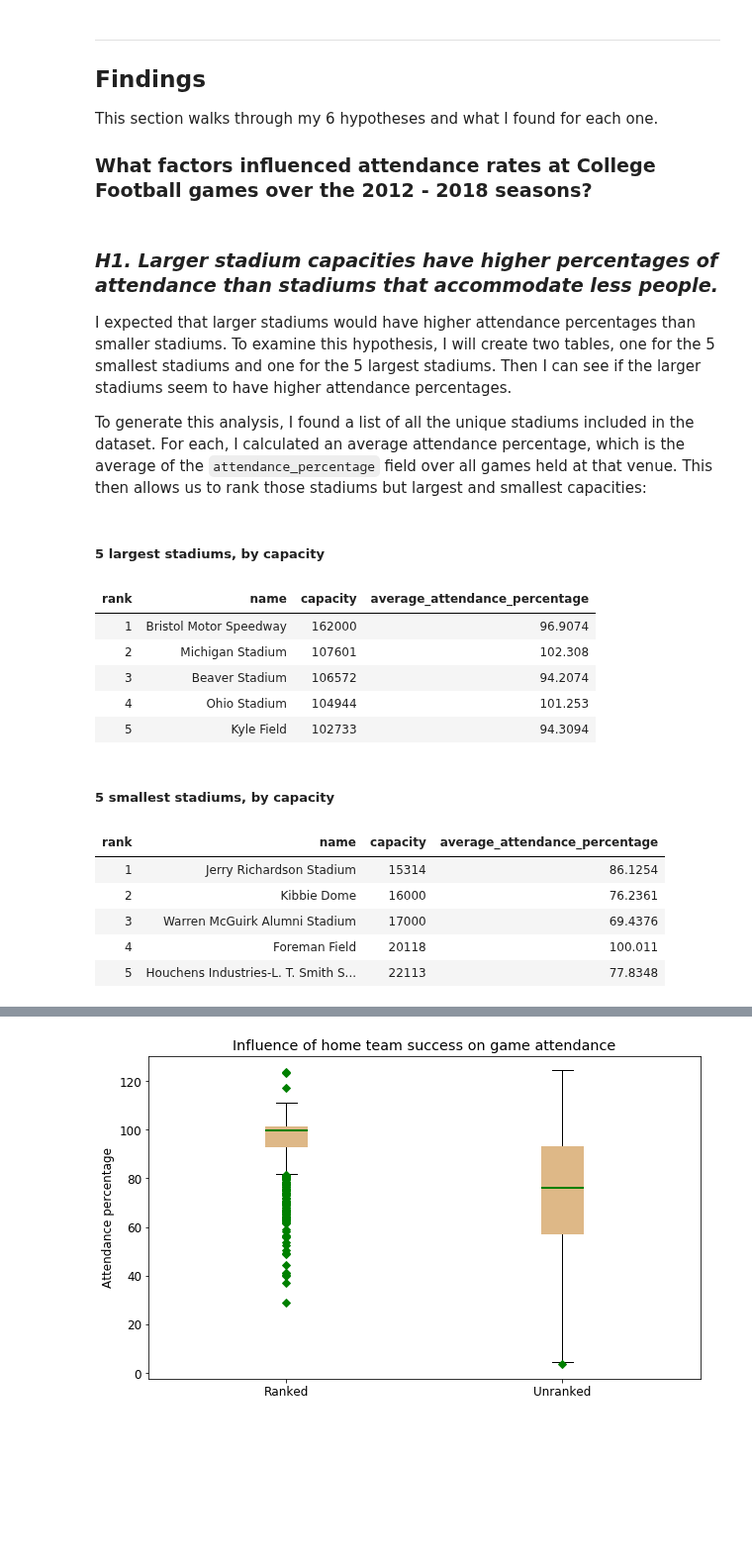
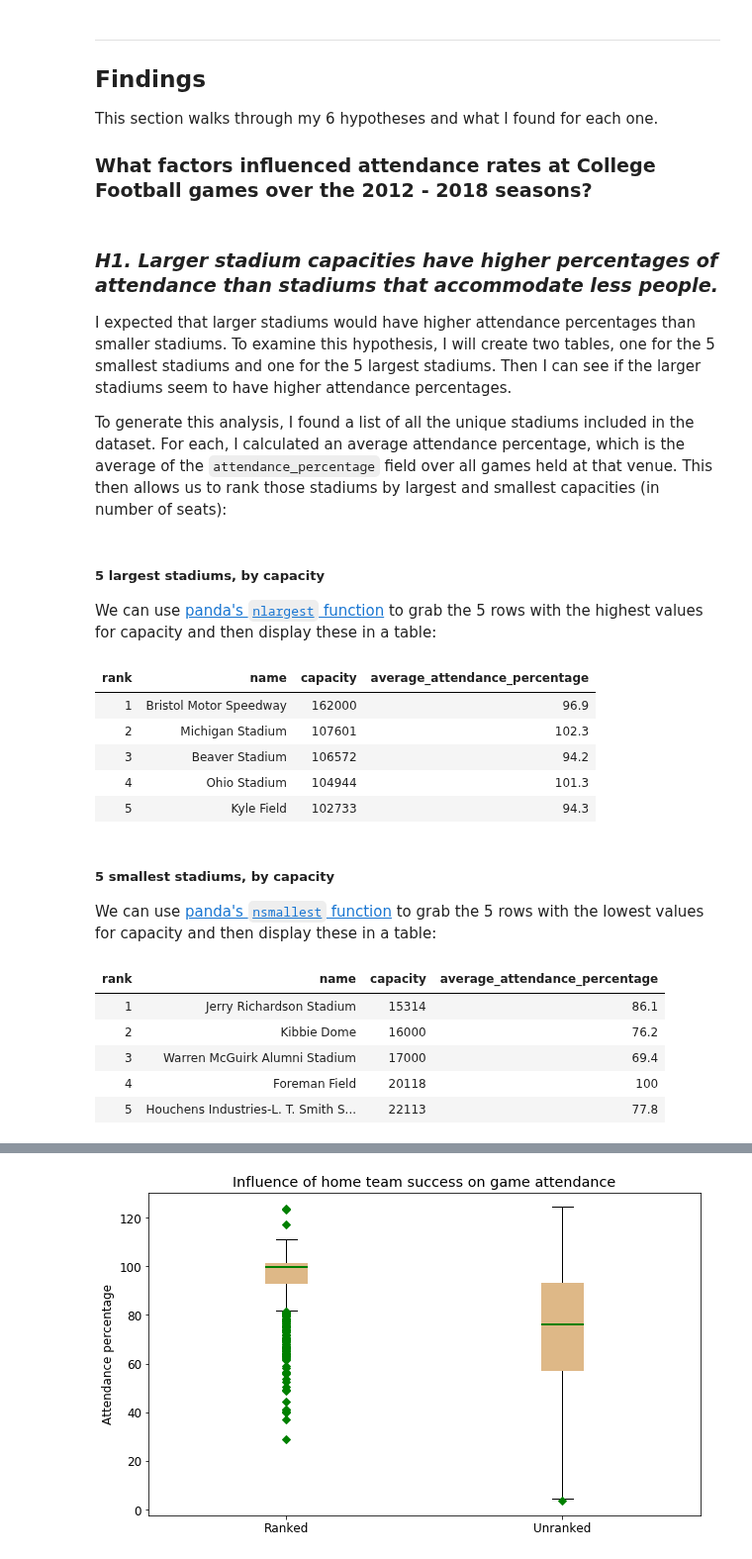
Before and after one commit to TaraWilson17/data512, a Jupyter notebook: final_project/data_analysis.ipynb, the cells around one changed output, grey strips where cells are left out. Shown at 99% size. Cells and saved outputs as stored; diff of their text form; code cells hidden in the pictures; blank space fills up the shorter version.

```diff
--- a/final_project/data_analysis.ipynb
+++ b/final_project/data_analysis.ipynb
@@ -62,7 +61,7 @@ This section walks through my 6 hypotheses and what I found for each one.
 
 I expected that larger stadiums would have higher attendance percentages than smaller stadiums. To examine this hypothesis, I will create two tables, one for the 5 smallest stadiums and one for the 5 largest stadiums. Then I can see if the larger stadiums seem to have higher attendance percentages.
 
-To generate this analysis, I found a list of all the unique stadiums included in the dataset. For each, I calculated an average attendance percentage, which is the average of the `attendance_percentage` field over all games held at that venue. This then allows us to rank those stadiums but largest and smallest capacities:
+To generate this analysis, I found a list of all the unique stadiums included in the dataset. For each, I calculated an average attendance percentage, which is the average of the `attendance_percentage` field over all games held at that venue. This then allows us to rank those stadiums by largest and smallest capacities (in number of seats):
 # %%
 # grab list of unique stadiums in dataset
 stadiums = attendance_data["name"].unique()
@@ -81,30 +80,36 @@ average_attendance_data = pd.DataFrame()
 average_attendance_data["name"] = stadiums
 average_attendance_data["capacity"] = capacities
 average_attendance_data["average_attendance_percentage"] = average_attendance_percentages
-# %% [markdown]
-##### 5 largest stadiums, by capacity
+# %% [markdown]
+##### 5 largest stadiums, by capacity
+
+We can use [panda's `nlargest` function](https://pandas.pydata.org/pandas-docs/stable/reference/api/pandas.DataFrame.nlargest.html) to grab the 5 rows with the highest values for capacity and then display these in a table:
 # %%
 largest_stadiums = average_attendance_data.nlargest(5, "capacity")
 largest_stadiums["rank"] = [1, 2, 3, 4, 5]
+largest_stadiums["average_attendance_percentage"] = largest_stadiums["average_attendance_percentage"].round(1)
 largest_stadiums[["rank", "name", "capacity", "average_attendance_percentage"]].style.hide_index()
 # %% [output]
 | rank | name | capacity | average_attendance_percentage |
-| 1 | Bristol Motor Speedway | 162000 | 96.9074 |
-| 2 | Michigan Stadium | 107601 | 102.308 |
-| 3 | Beaver Stadium | 106572 | 94.2074 |
-| 4 | Ohio Stadium | 104944 | 101.253 |
-| 5 | Kyle Field | 102733 | 94.3094 |
+| 1 | Bristol Motor Speedway | 162000 | 96.9 |
+| 2 | Michigan Stadium | 107601 | 102.3 |
+| 3 | Beaver Stadium | 106572 | 94.2 |
+| 4 | Ohio Stadium | 104944 | 101.3 |
+| 5 | Kyle Field | 102733 | 94.3 |
-# %% [markdown]
-##### 5 smallest stadiums, by capacity
+# %% [markdown]
+##### 5 smallest stadiums, by capacity
+
+We can use [panda's `nsmallest` function](https://pandas.pydata.org/pandas-docs/stable/reference/api/pandas.DataFrame.nsmallest.html) to grab the 5 rows with the lowest values for capacity and then display these in a table:
 # %%
 smallest_stadiums = average_attendance_data.nsmallest(5, "capacity")
 smallest_stadiums["rank"] = [1, 2, 3, 4, 5]
+smallest_stadiums["average_attendance_percentage"] = smallest_stadiums["average_attendance_percentage"].round(1)
 smallest_stadiums[["rank", "name", "capacity", "average_attendance_percentage"]].style.hide_index()
 # %% [output]
 | rank | name | capacity | average_attendance_percentage |
-| 1 | Jerry Richardson Stadium | 15314 | 86.1254 |
-| 2 | Kibbie Dome | 16000 | 76.2361 |
-| 3 | Warren McGuirk Alumni Stadium | 17000 | 69.4376 |
-| 4 | Foreman Field | 20118 | 100.011 |
-| 5 | Houchens Industries-L. T. Smith S... | 22113 | 77.8348 |
+| 1 | Jerry Richardson Stadium | 15314 | 86.1 |
+| 2 | Kibbie Dome | 16000 | 76.2 |
+| 3 | Warren McGuirk Alumni Stadium | 17000 | 69.4 |
+| 4 | Foreman Field | 20118 | 100 |
+| 5 | Houchens Industries-L. T. Smith S... | 22113 | 77.8 |
 # %% [markdown]
```
Also changed, not shown: parts of 18 cells of this notebook.
